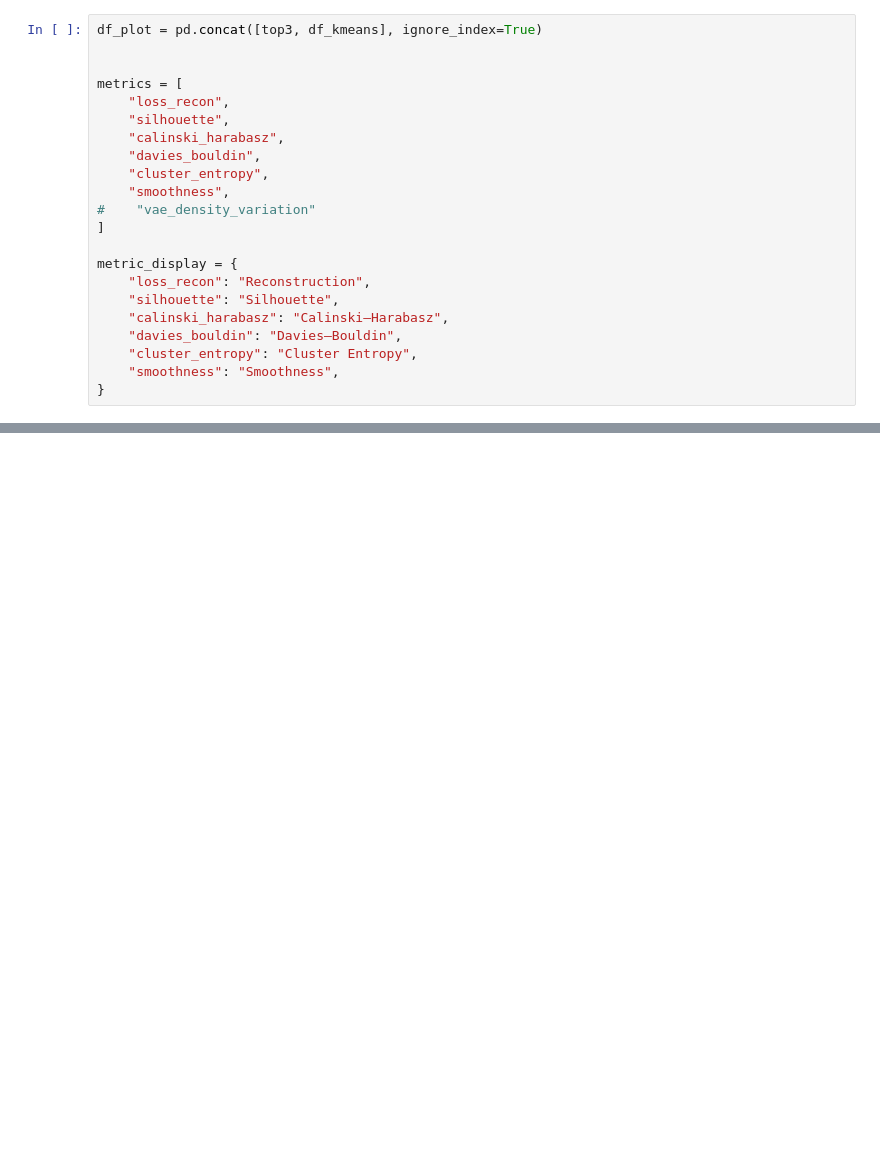
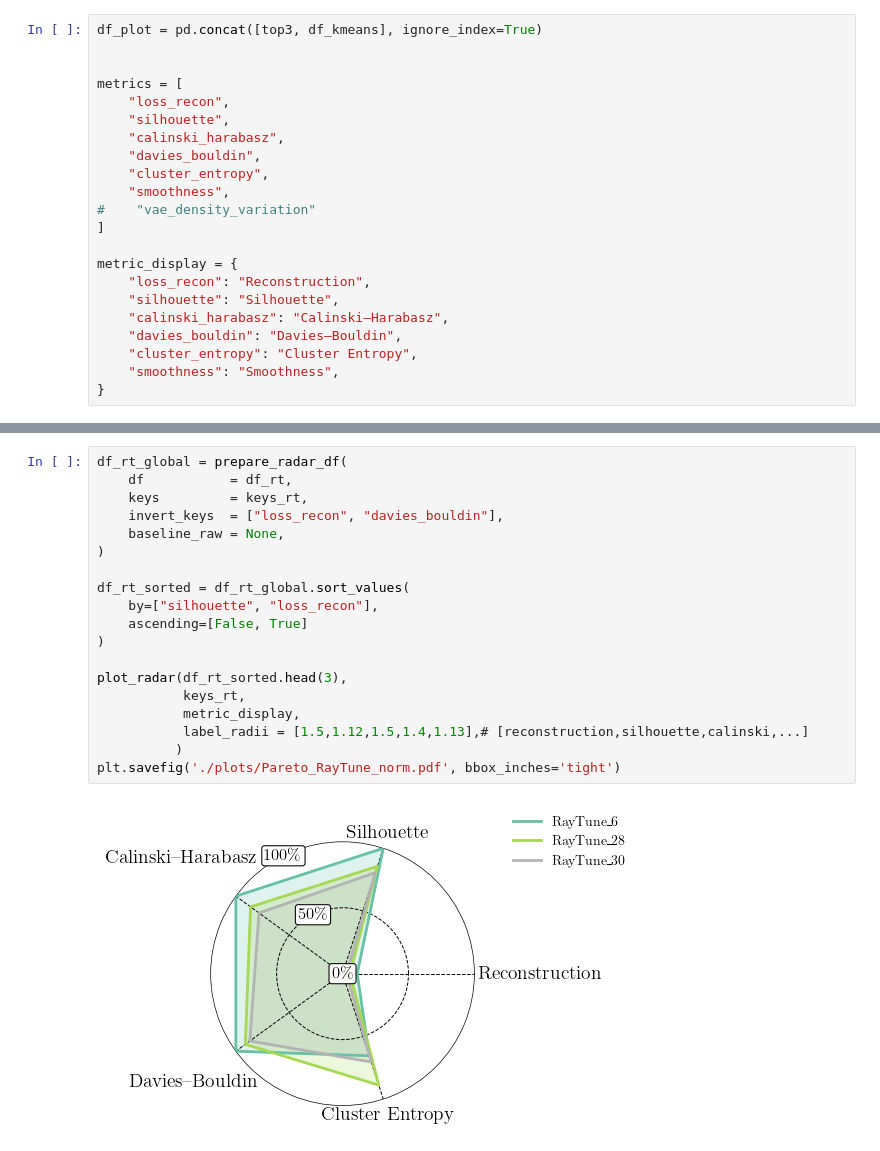
Before and after one commit to jonashuegle/vae_gmm, a Jupyter notebook: Plot_radar.ipynb, the cells around one changed output, grey strips where cells are left out. Saved outputs shown, nothing was run; the diff lists cells and outputs as text; blank space fills up the shorter version.

```diff
--- a/Plot_radar.ipynb
+++ b/Plot_radar.ipynb
@@ -599,0 +799,21 @@ df_plot
+# %%
+df_rt_global = prepare_radar_df(
+    df           = df_rt,
+    keys         = keys_rt,
+    invert_keys  = ["loss_recon", "davies_bouldin"],
+    baseline_raw = None,
+)
+
+df_rt_sorted = df_rt_global.sort_values(
+    by=["silhouette", "loss_recon"],
+    ascending=[False, True]
+)
+
+plot_radar(df_rt_sorted.head(3),
+           keys_rt,
+           metric_display,
+           label_radii = [1.5,1.12,1.5,1.4,1.13],# [reconstruction,silhouette,calinski,...]
+          )
+plt.savefig('./plots/Pareto_RayTune_norm.pdf', bbox_inches='tight')
+# %% [output]
+[figure, added]
```
Also changed, not shown: parts of 14 cells of this notebook, 11 other files.
